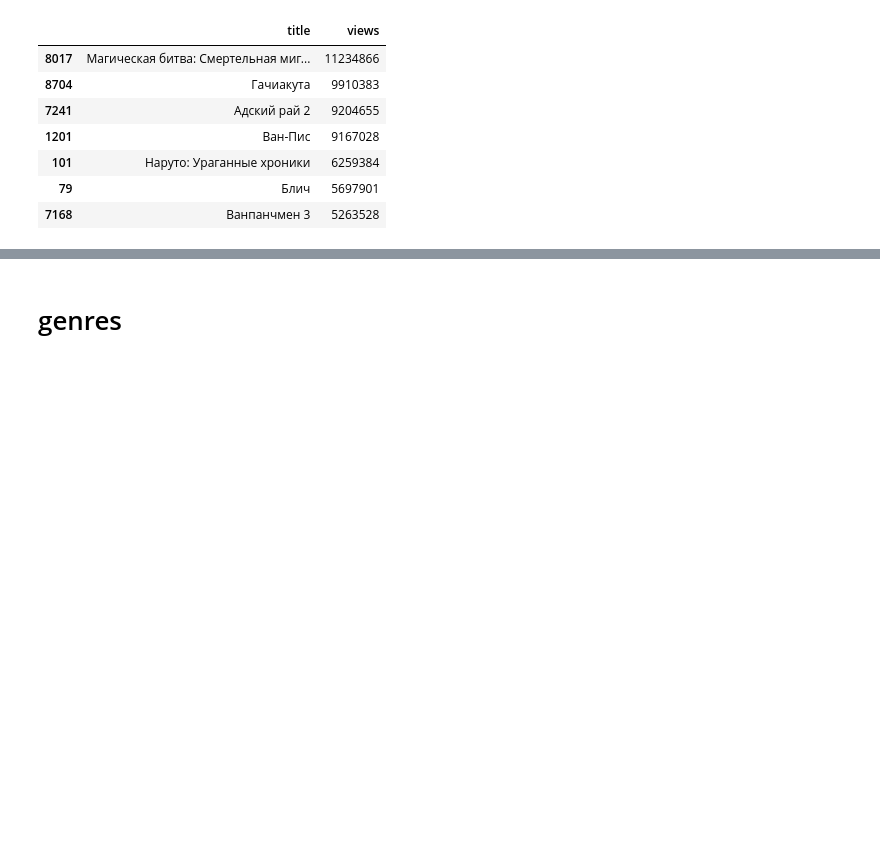
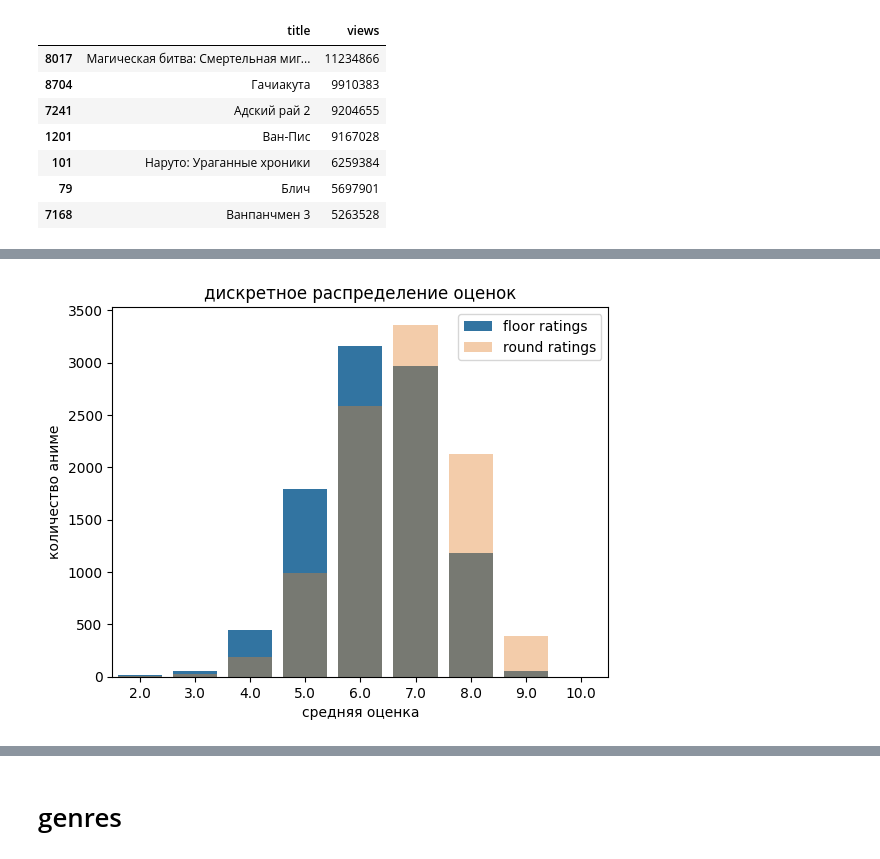
Before and after one commit to ArtemGusenkov/projects, a Jupyter notebook: DA/yummyani.me_analytics/data_analys.ipynb, the cells around one changed output, grey strips where cells are left out. Cells and saved outputs as stored; diff of their text form; code cells hidden in the pictures; blank space fills up the shorter version.

```diff
--- a/DA/yummyani.me_analytics/data_analys.ipynb
+++ b/DA/yummyani.me_analytics/data_analys.ipynb
@@ -206,0 +294,16 @@ main_anime_df[mask1][['title', 'views']].sort_values(by='views', ascending=False
+# %%
+mask1 = main_anime_df['y_rating_int'] > 0
+
+ratings_1 = main_anime_df['y_rating_int'].where(mask1).value_counts()
+ratings_2 = main_anime_df['y_rating_rnd'].where(mask1).value_counts()
+
+sns.barplot(ratings_1, label='floor ratings')
+sns.barplot(ratings_2, alpha=0.4, label='round ratings')
+
+plt.title('дискретное распределение оценок')
+plt.xlabel('средняя оценка')
+plt.ylabel('количество аниме')
+plt.legend()
+plt.show()
+# %% [output]
+[figure, added]
```
Also changed, not shown: parts of 36 cells of this notebook, 1 other file.
